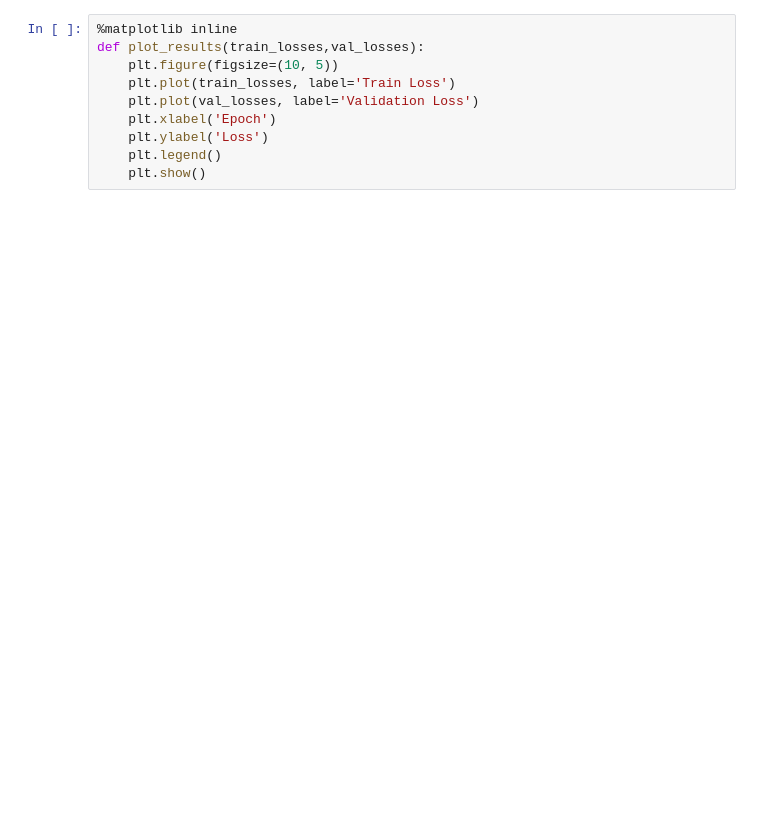
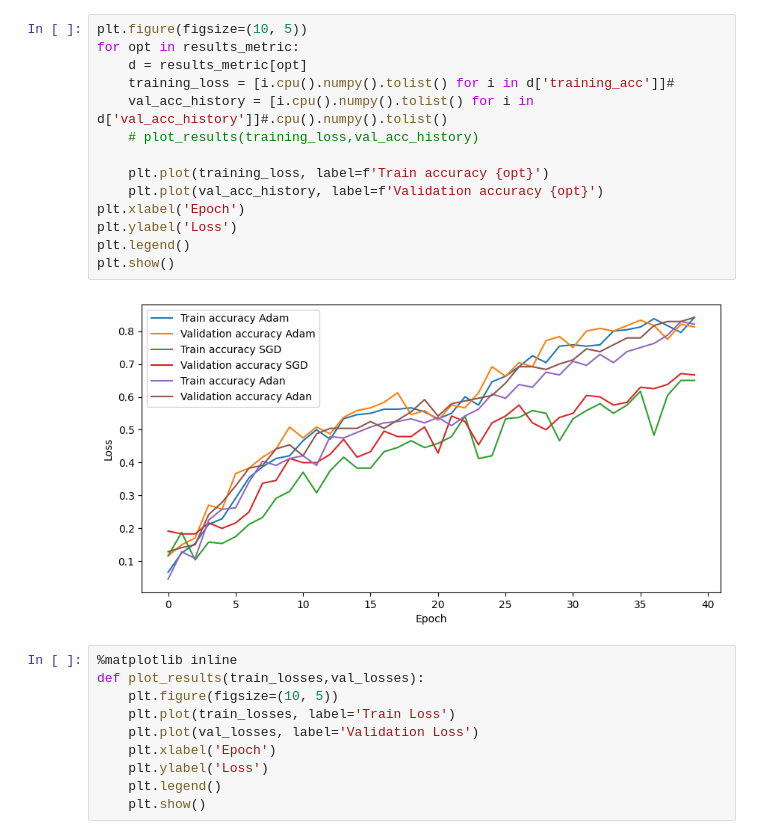
Before and after one commit to roywe/modern_optimizers_for_multiclass_tasks, a Jupyter notebook: models/audio_ecs/model.ipynb, the cells around one changed output. Saved outputs shown, nothing was run; the diff lists cells and outputs as text; blank space fills up the shorter version.

```diff
--- a/models/audio_ecs/model.ipynb
+++ b/models/audio_ecs/model.ipynb
@@ -257,3 +232,19 @@ OutOfMemoryError: CUDA out of memory. Tried to allocate 3.81 GiB (GPU 0; 44.34 G
+# %%
+plt.figure(figsize=(10, 5))
+for opt in results_metric:
+    d = results_metric[opt]
+    training_loss = [i.cpu().numpy().tolist() for i in d['training_acc']]#
+    val_acc_history = [i.cpu().numpy().tolist() for i in d['val_acc_history']]#.cpu().numpy().tolist()
+    # plot_results(training_loss,val_acc_history)
+
+    plt.plot(training_loss, label=f'Train accuracy {opt}')
+    plt.plot(val_acc_history, label=f'Validation accuracy {opt}')
+plt.xlabel('Epoch')
+plt.ylabel('Loss')
+plt.legend()
+plt.show()
+# %% [output]
+[figure, added]
 # %%
 %matplotlib inline
 def plot_results(train_losses,val_losses):
```
Also changed, not shown: parts of 13 cells of this notebook, 5 other files.
